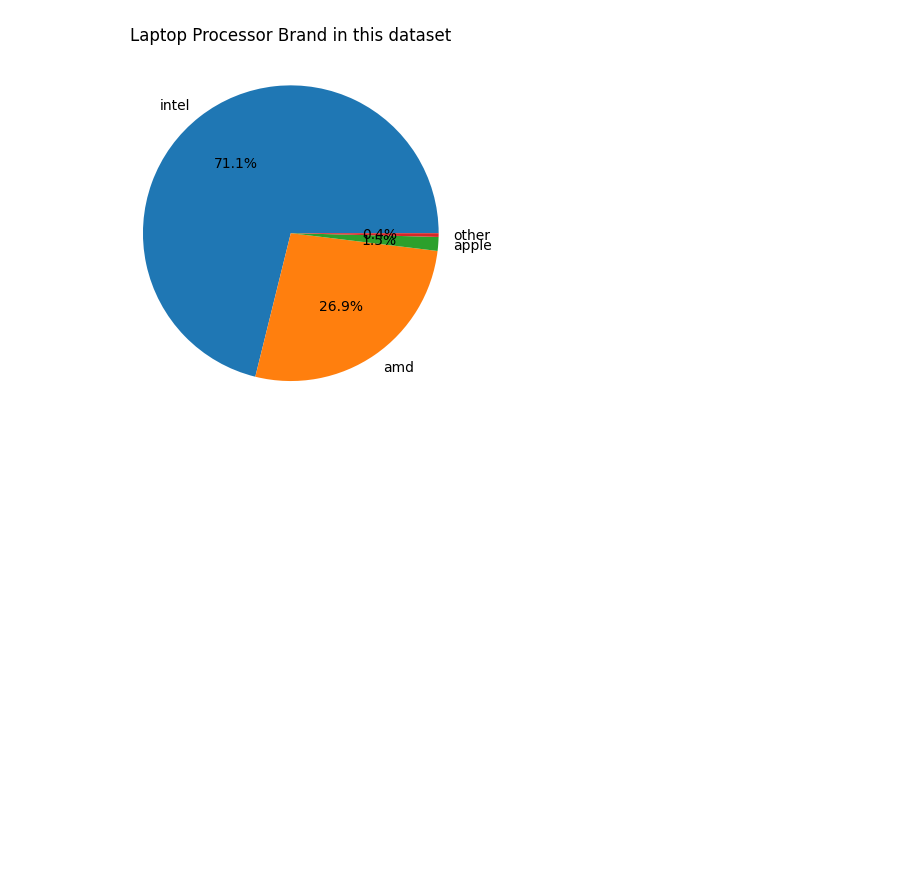
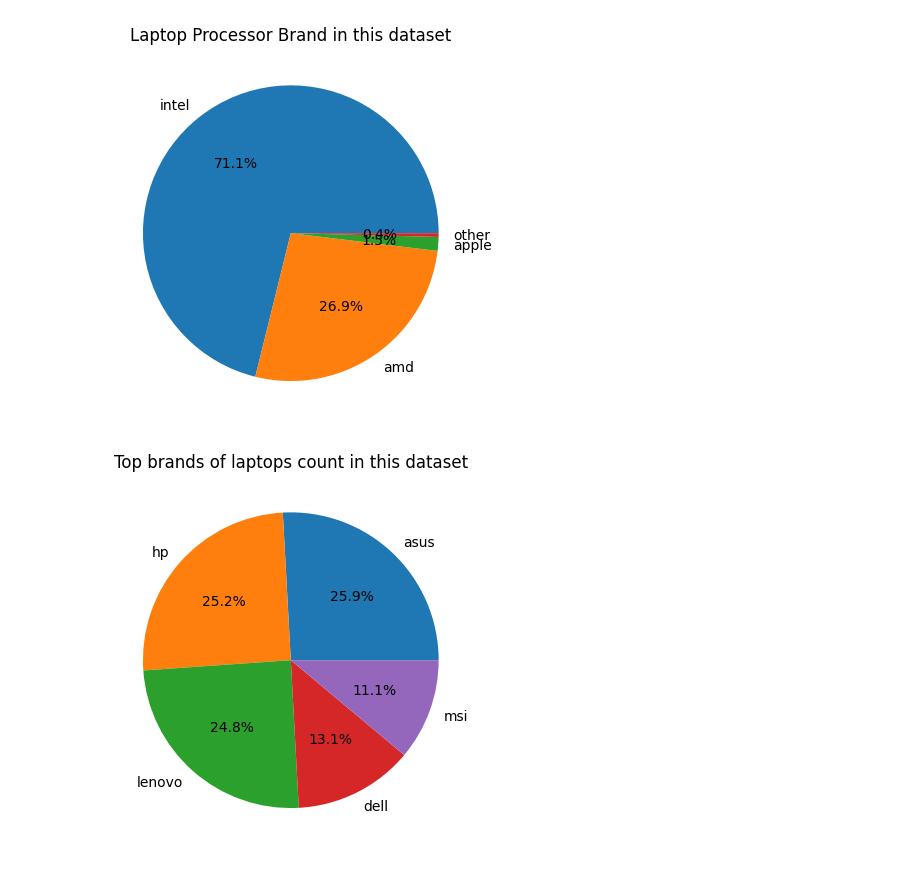
Before and after one commit to Yzamurti1748/pythondataanalysisqueries, a Jupyter notebook: laptop_data_analysis.ipynb, the cells around one changed output. Drawn from its saved outputs; the diff is of its cells as text; code cells hidden in the pictures; blank space fills up the shorter version.

```diff
--- a/laptop_data_analysis.ipynb
+++ b/laptop_data_analysis.ipynb
@@ -226,3 +252,14 @@ plt.title('Laptop Processor Brand in this dataset')
 plt.show()
 # %% [output]
 [figure]
+# %%
+n_laptops_per_brand = df['brand'].value_counts()
+
+Brand_of_laptop = n_laptops_per_brand.nlargest(5)
+
+# Create a pie chart of the number of laptops for each processor brand
+plt.pie(Brand_of_laptop.values, labels=Brand_of_laptop.index, autopct="%1.1f%%")
+plt.title('Top brands of laptops count in this dataset')
+plt.show()
+# %% [output]
+[figure, added]
```
Also changed, not shown: parts of 6 cells of this notebook.
